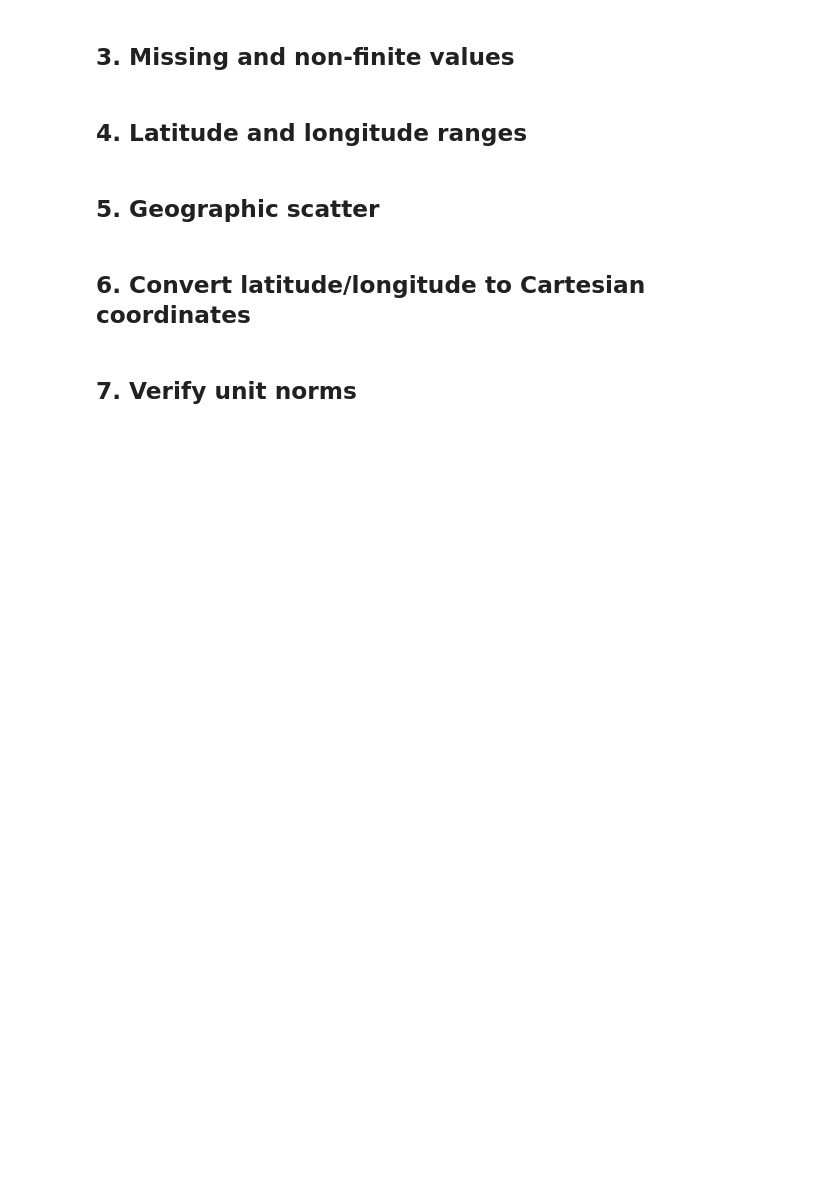
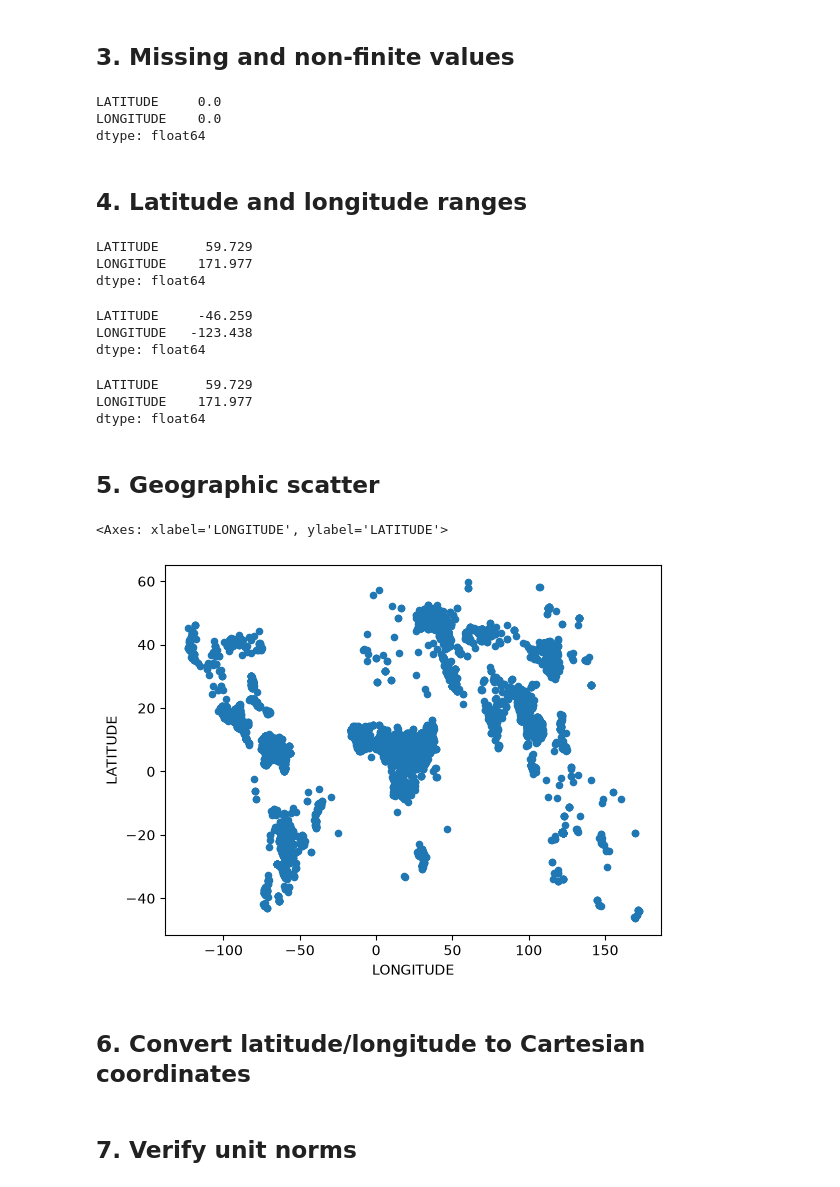
Before and after one commit to mettafore/gdl-papers, a Jupyter notebook: papers/14-RFM/nbs/fire_eda.ipynb, the cells around one changed output. Drawn from its saved outputs; the diff is of its cells as text; code cells hidden in the pictures; blank space fills up the shorter version.

```diff
--- a/papers/14-RFM/nbs/fire_eda.ipynb
+++ b/papers/14-RFM/nbs/fire_eda.ipynb
@@ -7,2 +10,4 @@ Explore the official Fire dataset before building the RFM training pipeline.
 # %% [markdown]
 ## 2. Raw shape and first rows
+# %%
+fire = pd.read_csv("../data/fire.csv")
@@ -9,8 +27,37 @@ Explore the official Fire dataset before building the RFM training pipeline.
 # %% [markdown]
 ## 3. Missing and non-finite values
+# %%
+fire.isnull().mean()
+# %% [output]
+LATITUDE     0.0
+LONGITUDE    0.0
+dtype: float64
 # %% [markdown]
 ## 4. Latitude and longitude ranges
+# %%
+fire.max()
+# %% [output]
+LATITUDE      59.729
+LONGITUDE    171.977
+dtype: float64
+# %%
+fire.min()
+# %% [output]
+LATITUDE     -46.259
+LONGITUDE   -123.438
+dtype: float64
+# %%
+fire.max()
+# %% [output]
+LATITUDE      59.729
+LONGITUDE    171.977
+dtype: float64
 # %% [markdown]
 ## 5. Geographic scatter
+# %%
+fire.plot.scatter("LONGITUDE", "LATITUDE")
+# %% [output]
+<Axes: xlabel='LONGITUDE', ylabel='LATITUDE'>
+[figure, added]
 # %% [markdown]
 ## 6. Convert latitude/longitude to Cartesian coordinates
```
Also changed, not shown: parts of 15 cells of this notebook, 3 other files.
